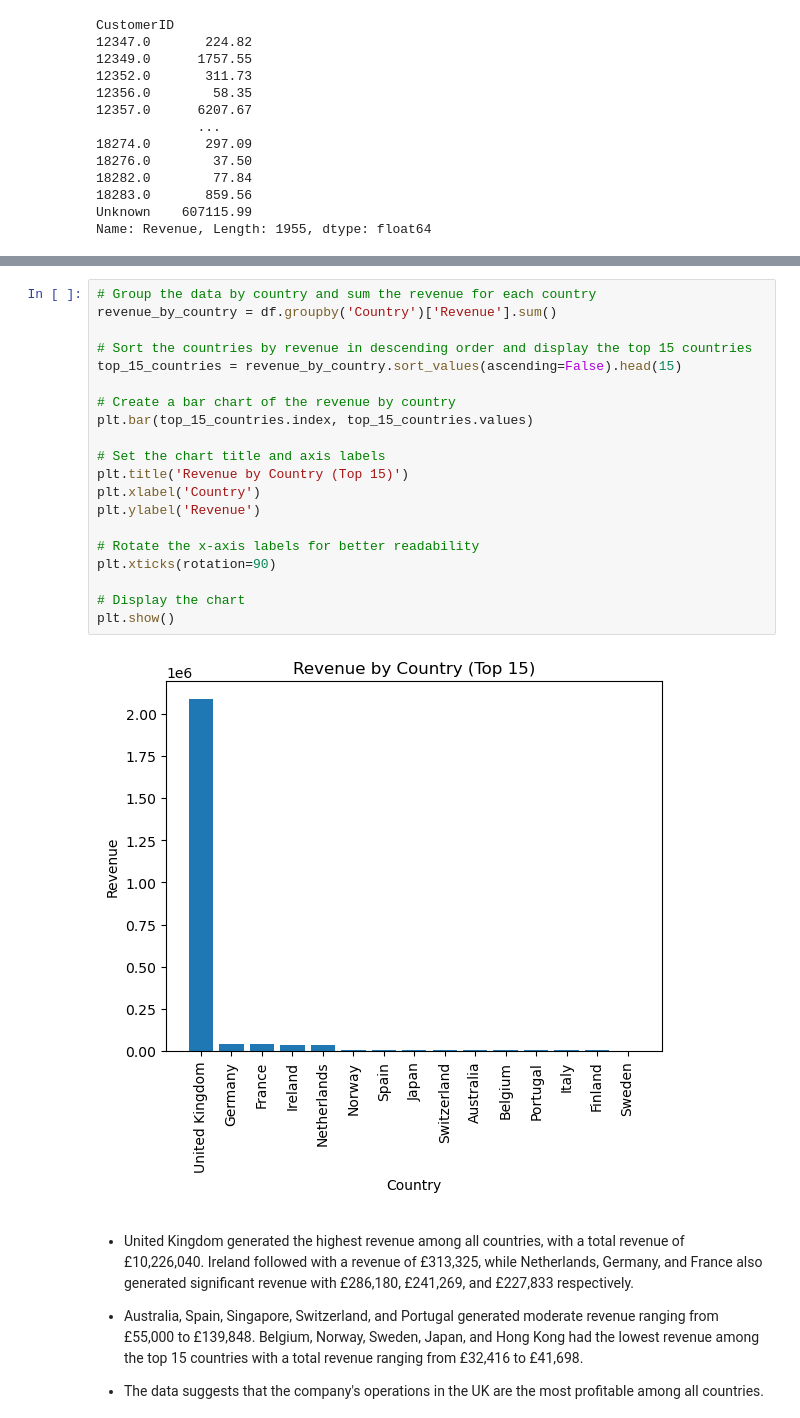
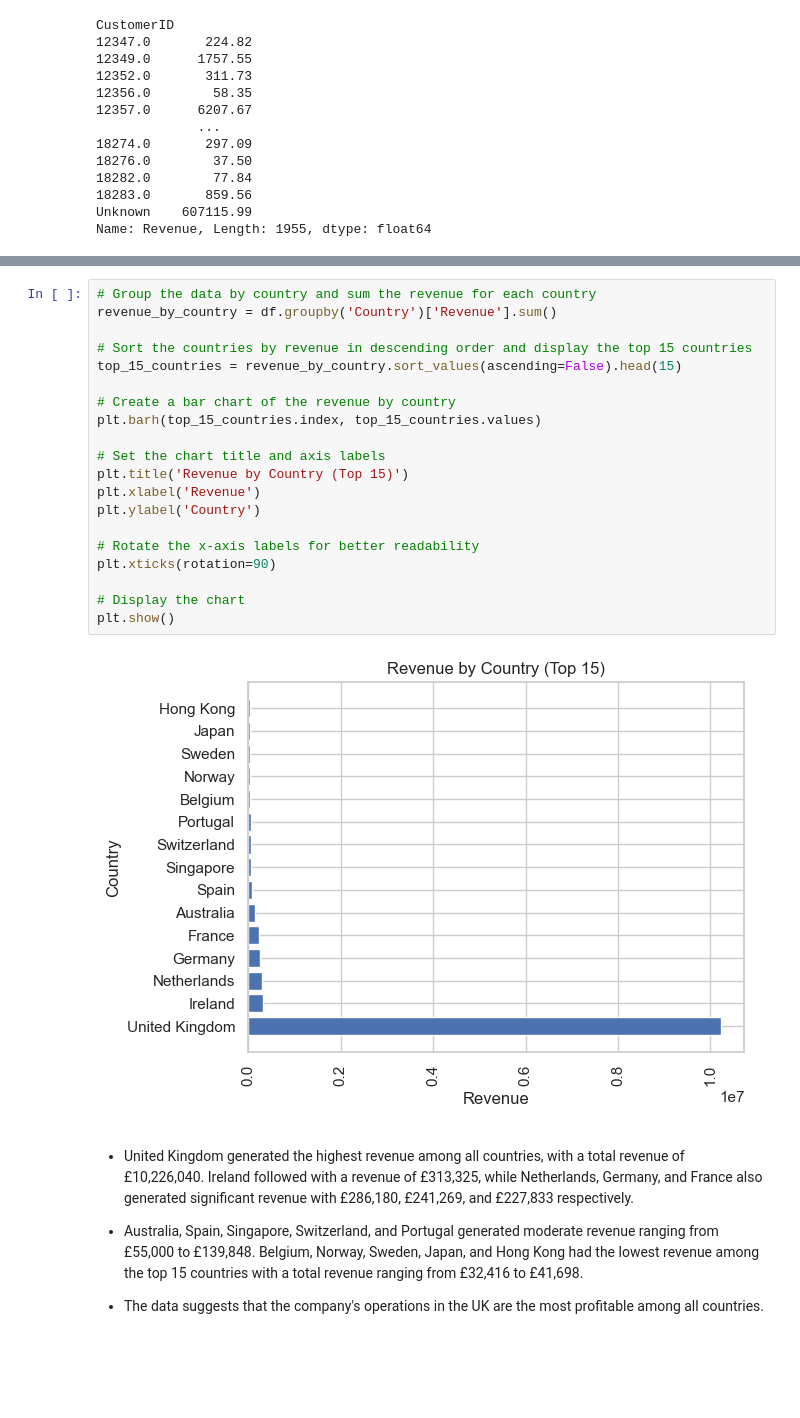
Before and after one commit to LoveRedemption/Customer-Behavior-Analysis, a Jupyter notebook: EDA_Online_Retail_Store.ipynb, the cells around one changed output, grey strips where cells are left out. Cells and saved outputs as stored; diff of their text form; blank space fills up the shorter version.

```diff
--- a/EDA_Online_Retail_Store.ipynb
+++ b/EDA_Online_Retail_Store.ipynb
@@ -732,25 +724,25 @@ Name: Revenue, dtype: float64
 # %%
 # Group the data by country and sum the revenue for each country
 revenue_by_country = df.groupby('Country')['Revenue'].sum()
 
 # Sort the countries by revenue in descending order and display the top 15 countries
 top_15_countries = revenue_by_country.sort_values(ascending=False).head(15)
 
 # Create a bar chart of the revenue by country
-plt.bar(top_15_countries.index, top_15_countries.values)
+plt.barh(top_15_countries.index, top_15_countries.values)
 
 # Set the chart title and axis labels
 plt.title('Revenue by Country (Top 15)')
-plt.xlabel('Country')
-plt.ylabel('Revenue')
+plt.xlabel('Revenue')
+plt.ylabel('Country')
 
 # Rotate the x-axis labels for better readability
 plt.xticks(rotation=90)
 
 # Display the chart
 plt.show()
 # %% [output]
-[figure, old version]
+[figure, new version]
 # %% [markdown]
 - United Kingdom generated the highest revenue among all countries, with a total revenue of £10,226,040. Ireland followed with a revenue of £313,325, while Netherlands, Germany, and France also generated significant revenue with £286,180, £241,269, and £227,833 respectively.
 
```
Also changed, not shown: parts of 9 cells of this notebook.
